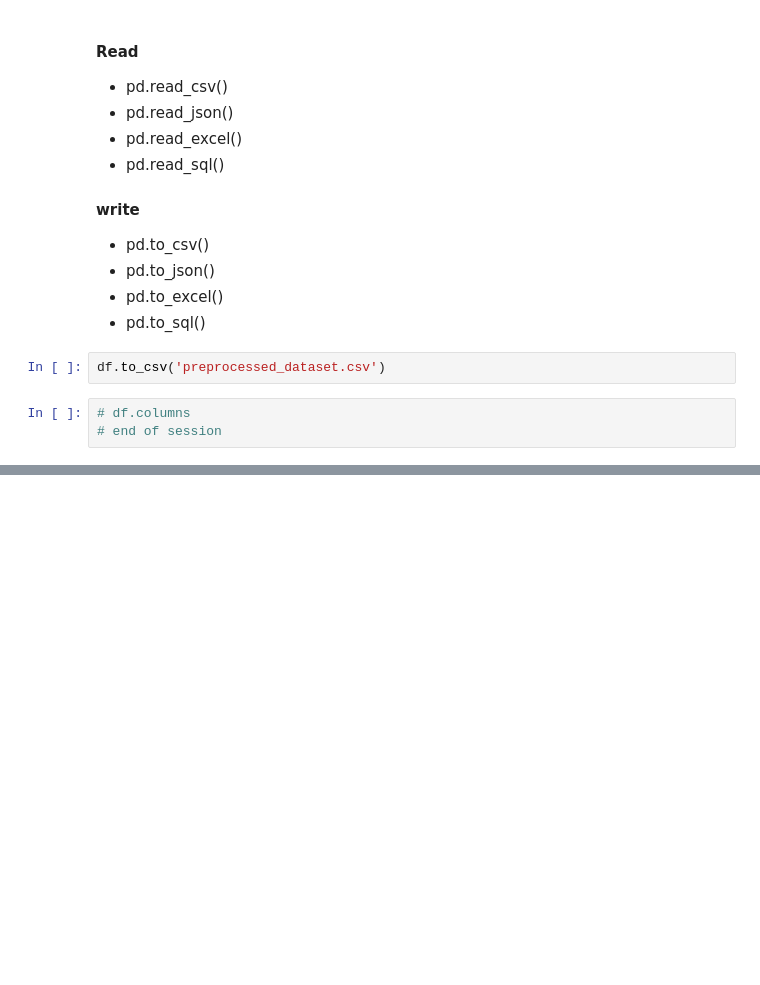
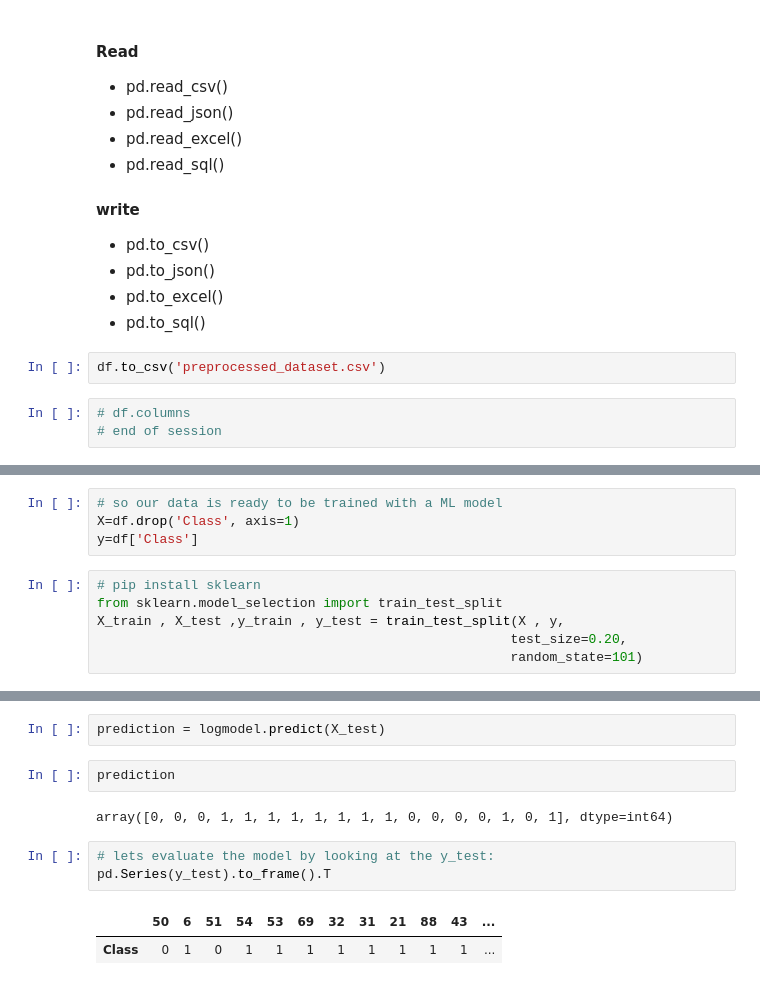
Before and after one commit to strumer69/Space_X-_rockets, a Jupyter notebook: space_x_falcon.ipynb, the cells around one changed output, grey strips where cells are left out. Drawn from its saved outputs; the diff is of its cells as text; blank space fills up the shorter version.

```diff
--- a/space_x_falcon.ipynb
+++ b/space_x_falcon.ipynb
@@ -940,0 +1003,10 @@ df.to_csv('preprocessed_dataset.csv')
+# %%
+# so our data is ready to be trained with a ML model
+X=df.drop('Class', axis=1)
+y=df['Class']
+# %%
+# pip install sklearn
+from sklearn.model_selection import train_test_split
+X_train , X_test ,y_train , y_test = train_test_split(X , y,
+                                                     test_size=0.20,
+                                                     random_state=101)
@@ -940,0 +1026,12 @@ df.to_csv('preprocessed_dataset.csv')
+# %%
+prediction = logmodel.predict(X_test)
+# %%
+prediction
+# %% [output]
+array([0, 0, 0, 1, 1, 1, 1, 1, 1, 1, 1, 0, 0, 0, 0, 1, 0, 1], dtype=int64)
+# %%
+# lets evaluate the model by looking at the y_test:
+pd.Series(y_test).to_frame().T
+# %% [output]
+|  | 50 | 6 | 51 | 54 | 53 | 69 | 32 | 31 | 21 | 88 | 43 | ... |
+| Class | 0 | 1 | 0 | 1 | 1 | 1 | 1 | 1 | 1 | 1 | 1 | ... |
```
Also changed, not shown: parts of 20 cells of this notebook, 1 other file.
